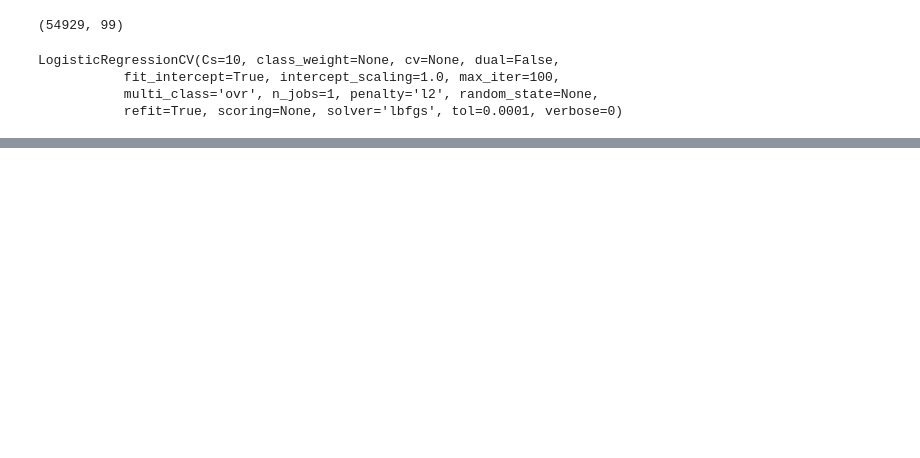
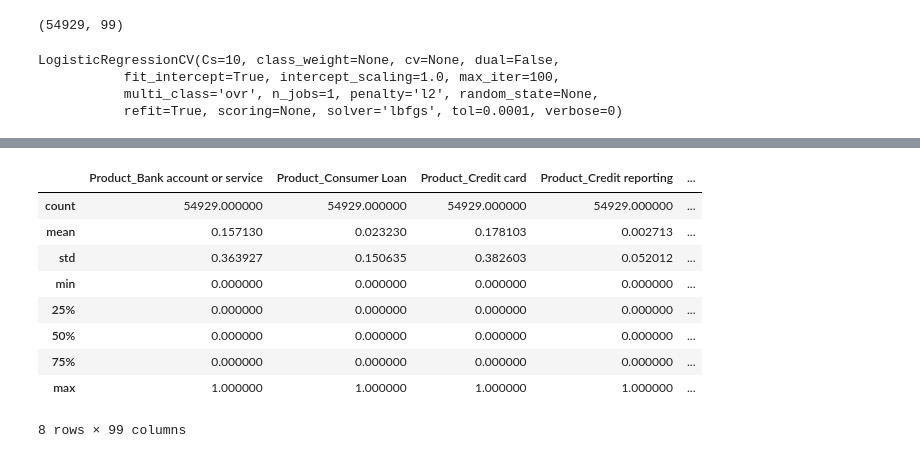
Before and after one commit to krystent2/ds-sf-29, a Jupyter notebook: projects/final-projects/04-notebook-rough-draft/Final_Project_Step4_KrystenT.ipynb, the cells around one changed output, grey strips where cells are left out. Cells and saved outputs as stored; diff of their text form; code cells hidden in the pictures; blank space fills up the shorter version.

```diff
--- a/projects/final-projects/04-notebook-rough-draft/Final_Project_Step4_KrystenT.ipynb
+++ b/projects/final-projects/04-notebook-rough-draft/Final_Project_Step4_KrystenT.ipynb
@@ -771,0 +772,13 @@ array([[ 0.77206429,  0.22793571],
+# %%
+test.describe()
+# %% [output]
+|  | Product_Bank account or service | Product_Consumer Loan | Product_Credit card | Product_Credit reporting | ... |
+| count | 54929.000000 | 54929.000000 | 54929.000000 | 54929.000000 | ... |
+| mean | 0.157130 | 0.023230 | 0.178103 | 0.002713 | ... |
+| std | 0.363927 | 0.150635 | 0.382603 | 0.052012 | ... |
+| min | 0.000000 | 0.000000 | 0.000000 | 0.000000 | ... |
+| 25% | 0.000000 | 0.000000 | 0.000000 | 0.000000 | ... |
+| 50% | 0.000000 | 0.000000 | 0.000000 | 0.000000 | ... |
+| 75% | 0.000000 | 0.000000 | 0.000000 | 0.000000 | ... |
+| max | 1.000000 | 1.000000 | 1.000000 | 1.000000 | ... |
+8 rows × 99 columns
```
Also changed, not shown: parts of 16 cells of this notebook.
